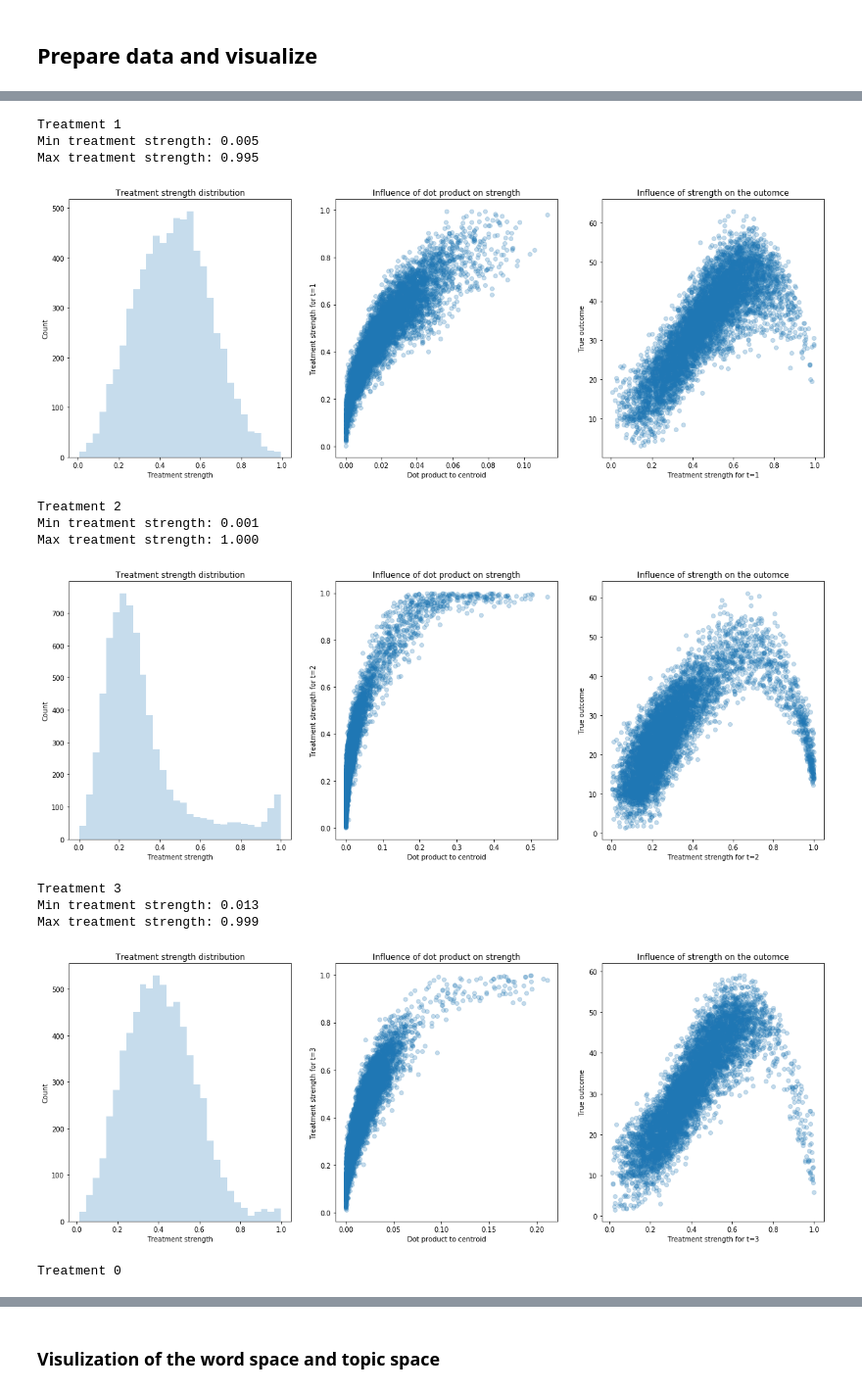
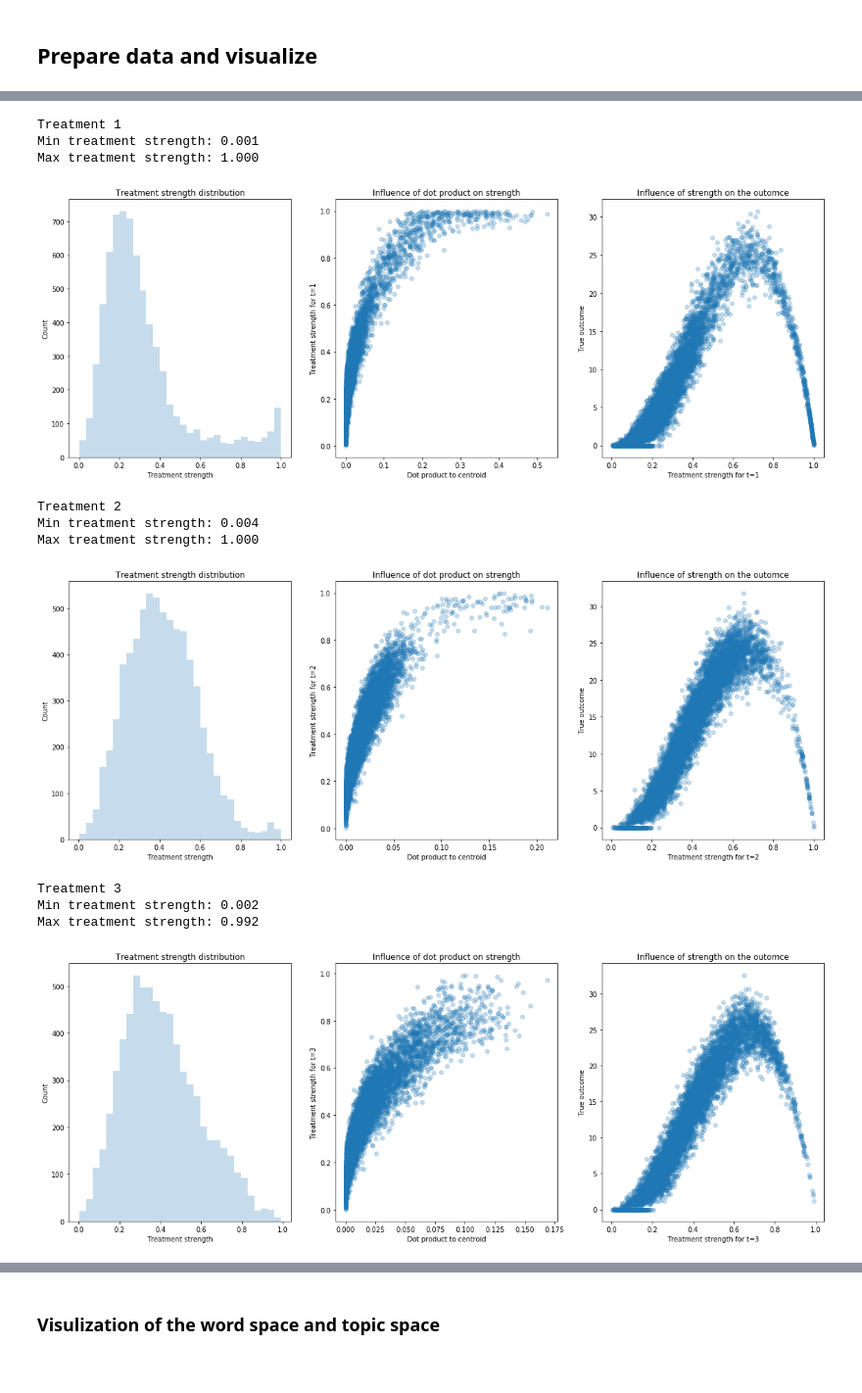
Before and after one commit to a1247418/multiParamNewsBenchmark, a Jupyter notebook: analysis.ipynb, the cells around one changed output, grey strips where cells are left out. Shown at 98% size. Saved outputs shown, nothing was run; the diff lists cells and outputs as text; code cells hidden in the pictures.

```diff
--- a/analysis.ipynb
+++ b/analysis.ipynb
@@ -8,3 +8,5 @@ import logging
 import config
 import numpy as np
 import matplotlib.pyplot as plt
+
+plt.rcParams.update({'font.size': 16})
@@ -13,3 +13,6 @@ data = np.load(open("simulation_outcome.train111_7000k4_0.npy", 'rb'))[()]
+# %%
+file_to_inspect = "simulation_outcome.train0111_7000k15_0.npy"
+data = np.load(open(file_to_inspect, 'rb'))[()]
 # %%
 print("Keys: ",', '.join([key for key in data.keys()]), "\n")
 for key in data.keys():
@@ -32,13 +35,14 @@ Shape x           (7000, 2870)
 Load data into variables for nicer access.
 '''
 z = data['z']
-c = np.array([i[0] for i in data['centroids_z']])
+c_z = np.array(data['centroids_z'])
 s = data['s']
 mu = data['mu'][:,:]
 y = data['y'][:,:]
+y_pcf = data['y_pcf'][:,:]
 x = data['x'][:,:]
 t = data['t'][:]
-n_treatments = c.shape[0]
+n_treatments = c_z.shape[0]
 n_samples = z.shape[0]
 
 for i in range(3):
@@ -56,4 +60,4 @@ Used for treatment assignment and outcome calculation.
 '''
 dist = np.zeros([n_treatments, n_samples])
 for i in range(n_treatments):
-    dist[i] = [np.dot(c[i],j) for j in z]
+    dist[i] = [np.dot(c_z[i],j) for j in z]
@@ -60,62 +66,41 @@ for i in range(n_treatments):
 # %%
 plt.rcParams['figure.figsize'] = (20.0, 7.0)
 
-for i in range(1,n_treatments):
-    if data["treatment_types"][i-1] > 0:
+for i in range(n_treatments):
+    if data["treatment_types"][i] > 0:
         print("Treatment %d" % i)
         print("Min treatment strength: %.3f" % min(s[:,i]))
         print("Max treatment strength: %.3f" % max(s[:,i]))
 
         plt.subplot(131)
         plt.hist(s[:,i], bins=30, alpha=0.25, label='s')
         plt.xlabel('Treatment strength')
         plt.ylabel('Count')
         plt.title("Treatment strength distribution")
 
         plt.subplot(132)
         plt.plot(dist[i], s[:,i], 'o', alpha=0.25)
         plt.xlabel('Dot product to centroid')
         plt.ylabel('Treatment strength for t=%d' % i)
         plt.title("Influence of dot product on strength")
 
         plt.subplot(133)
         plt.plot(s[:,i], mu[:,i],'o', alpha=0.25)
         plt.xlabel('Treatment strength for t=%d' % i)
         plt.ylabel('True outcome')
         plt.title("Influence of strength on the outomce")
 
         plt.show()
-
-for i in range(n_treatments):
-    print("Treatment %d" % i)
-    plt.subplot(121)
-    plt.hist(mu[:,i], bins=np.arange(-3,10,0.5), alpha=0.3, label='mu'+str(i)+" (True)")
-    plt.hist(y[:,i], bins=np.arange(-3,10,0.5), alpha=0.3, label='y'+str(i)+" (Noisy)")
-    plt.xlabel('Outcome')
-    plt.ylabel('Count')
-    plt.title("Measurement noise")
-    plt.legend()
-
-    plt.subplot(122)
-    plt.plot(dist[i], mu[:,i],'o', alpha=0.2, label='mu'+str(i)+" (True)", marker='.')
-    plt.plot(dist[i], y[:,i],'o', alpha=0.2, label='y'+str(i)+" (Noisy)", marker='.')
-    plt.xlabel('Dot product to centroid')
-    plt.ylabel('Outcome')
-    plt.title("Measurement noise")
-    plt.legend()
-
-    plt.show()
 # %% [output]
 Treatment 1
-Min treatment strength: 0.005
-Max treatment strength: 0.995
+Min treatment strength: 0.001
+Max treatment strength: 1.000
-[figure, old version]
+[figure, new version]
 Treatment 2
-Min treatment strength: 0.001
+Min treatment strength: 0.004
 Max treatment strength: 1.000
-[figure, old version]
+[figure, new version]
 Treatment 3
-Min treatment strength: 0.013
-Max treatment strength: 0.999
+Min treatment strength: 0.002
+Max treatment strength: 0.992
-[figure, old version]
+[figure, new version]
-Treatment 0
```
Also changed, not shown: parts of 10 cells of this notebook, 4 other files.
